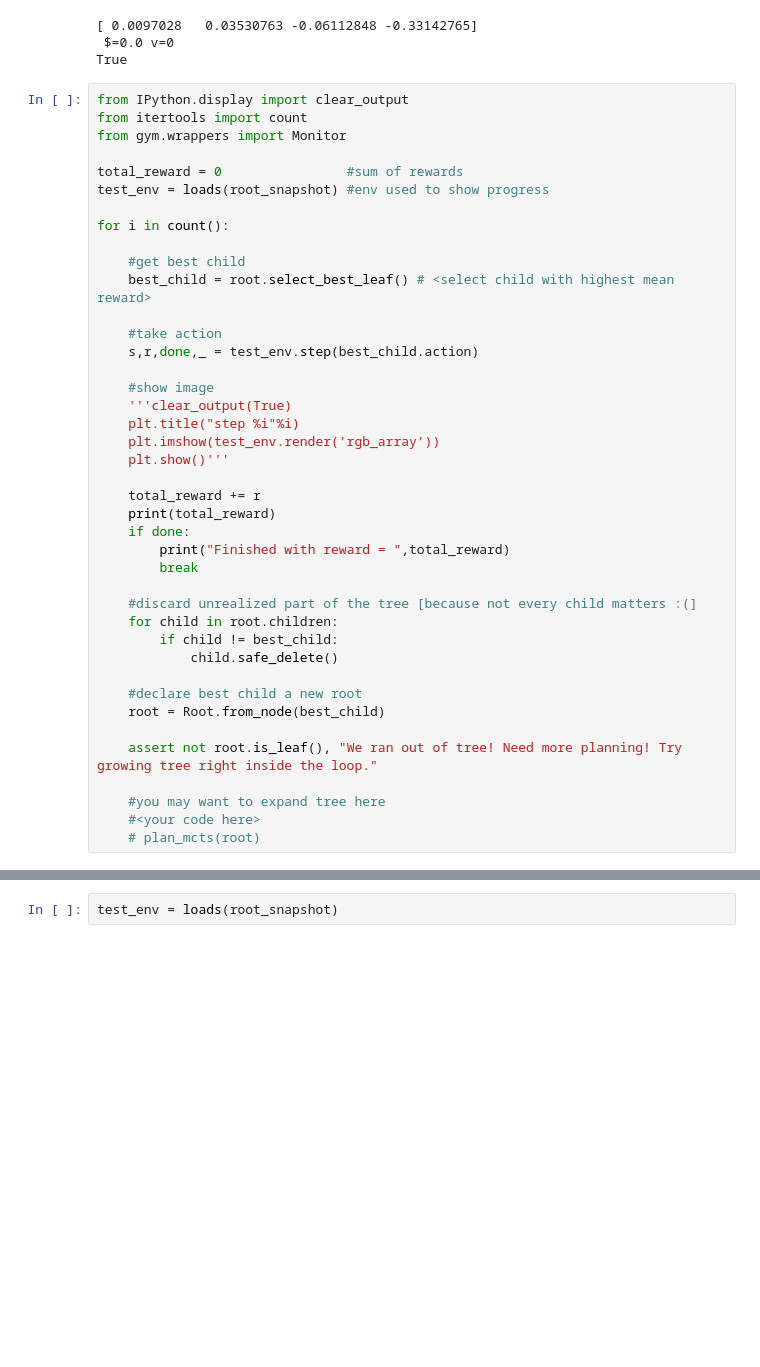
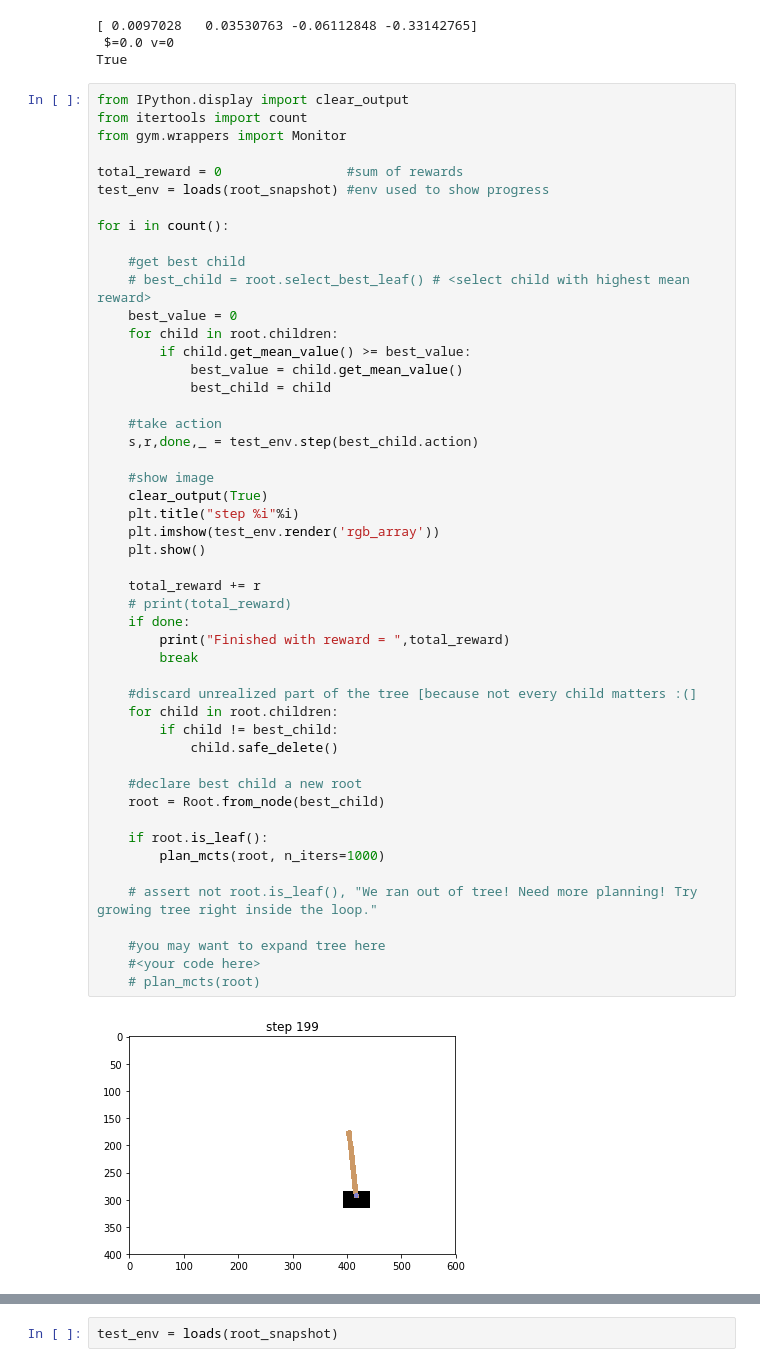
Before and after one commit to y2ee201/Coursera-Practical-RL-NRUSHE, a Jupyter notebook: practice_mcts.ipynb, the cells around one changed output, grey strips where cells are left out. Saved outputs shown, nothing was run; the diff lists cells and outputs as text; blank space fills up the shorter version.

```diff
--- a/practice_mcts.ipynb
+++ b/practice_mcts.ipynb
@@ -423,35 +423,44 @@ test_env = loads(root_snapshot) #env used to show progress
 
 for i in count():
 
     #get best child
-    best_child = root.select_best_leaf() # <select child with highest mean reward>
+    # best_child = root.select_best_leaf() # <select child with highest mean reward>
+    best_value = 0
+    for child in root.children:
+        if child.get_mean_value() >= best_value:
+            best_value = child.get_mean_value()
+            best_child = child
 
     #take action
     s,r,done,_ = test_env.step(best_child.action)
 
     #show image
-    '''clear_output(True)
+    clear_output(True)
     plt.title("step %i"%i)
     plt.imshow(test_env.render('rgb_array'))
-    plt.show()'''
+    plt.show()
 
     total_reward += r
-    print(total_reward)
+    # print(total_reward)
     if done:
         print("Finished with reward = ",total_reward)
         break
 
     #discard unrealized part of the tree [because not every child matters :(]
     for child in root.children:
         if child != best_child:
             child.safe_delete()
 
     #declare best child a new root
     root = Root.from_node(best_child)
 
-    assert not root.is_leaf(), "We ran out of tree! Need more planning! Try growing tree right inside the loop."
+    if root.is_leaf():
+        plan_mcts(root, n_iters=1000)
+
+    # assert not root.is_leaf(), "We ran out of tree! Need more planning! Try growing tree right inside the loop."
 
     #you may want to expand tree here
     #<your code here>
     # plan_mcts(root)
 # %% [output]
+[figure, added]
```
Also changed, not shown: parts of 7 cells of this notebook.
